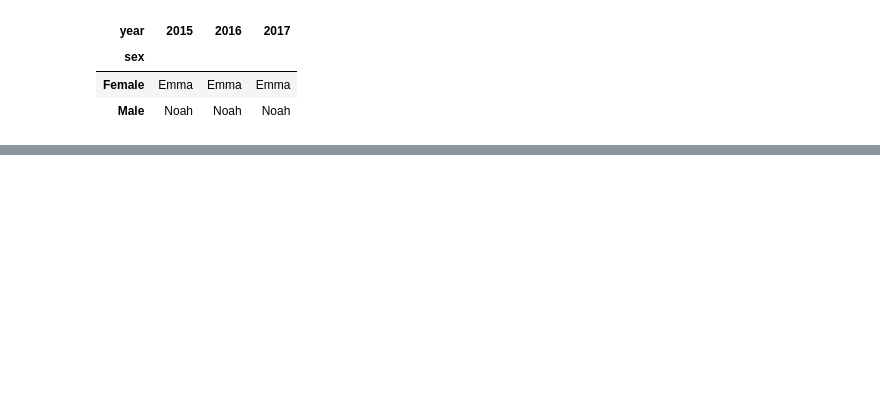
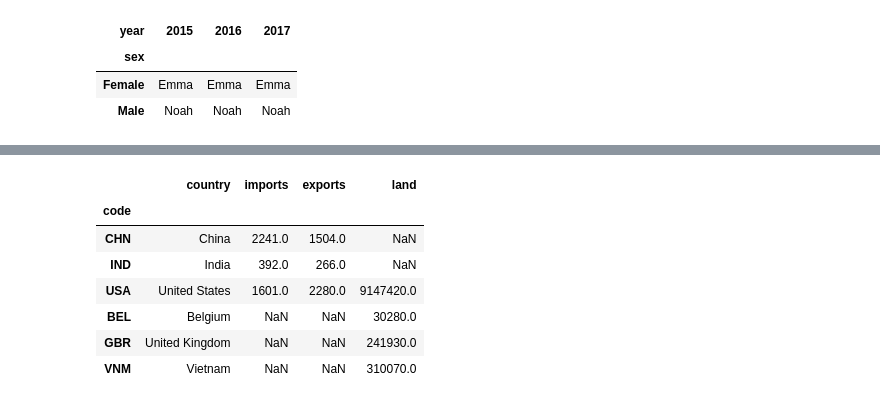
Before and after one commit to ashleykima/Data200_Spring23, a Jupyter notebook: notes/inclass/pandas-intro - Feb 28.ipynb, the cells around one changed output, grey strips where cells are left out. Saved outputs shown, nothing was run; the diff lists cells and outputs as text; code cells hidden in the pictures; blank space fills up the shorter version.

```diff
--- a/notes/inclass/pandas-intro - Feb 28.ipynb
+++ b/notes/inclass/pandas-intro - Feb 28.ipynb
@@ -736,16 +749,16 @@ output[['imports','exports']].join(table2, how='left')
 | USA | 1601.0 | 2280.0 | United States | 9147420.0 |
 | VNM | NaN | NaN | Vietnam | 310070.0 |
 # %%
-table1 = table1.reset_index()
-table1
+#table1 = table1.reset_index()
+#table1
 # %% [output]
 |  | code | country | imports | exports |
 | 0 | CHN | China | 2241 | 1504 |
 | 1 | IND | India | 392 | 266 |
 | 2 | USA | United States | 1601 | 2280 |
 # %%
-table2 = table2.reset_index()
-table2
+#table2 = table2.reset_index()
+#table2
 # %% [output]
 |  | code | country | land |
 | 0 | BEL | Belgium | 30280 |
@@ -868,0 +888,14 @@ KeyError: "['continent'] not found in axis"
+# %%
+pd.concat([table1,table2],axis=0)[['country']].drop_duplicates()\
+                                                .merge(output.drop(columns=['country'])\
+                                                ,on='code')
+# merge it with output df
+# %% [output]
+|  | country | imports | exports | land |
+| code |  |  |  |  |
+| CHN | China | 2241.0 | 1504.0 | NaN |
+| IND | India | 392.0 | 266.0 | NaN |
+| USA | United States | 1601.0 | 2280.0 | 9147420.0 |
+| BEL | Belgium | NaN | NaN | 30280.0 |
+| GBR | United Kingdom | NaN | NaN | 241930.0 |
+| VNM | Vietnam | NaN | NaN | 310070.0 |
```
Also changed, not shown: parts of 16 cells of this notebook, 2 other files.
